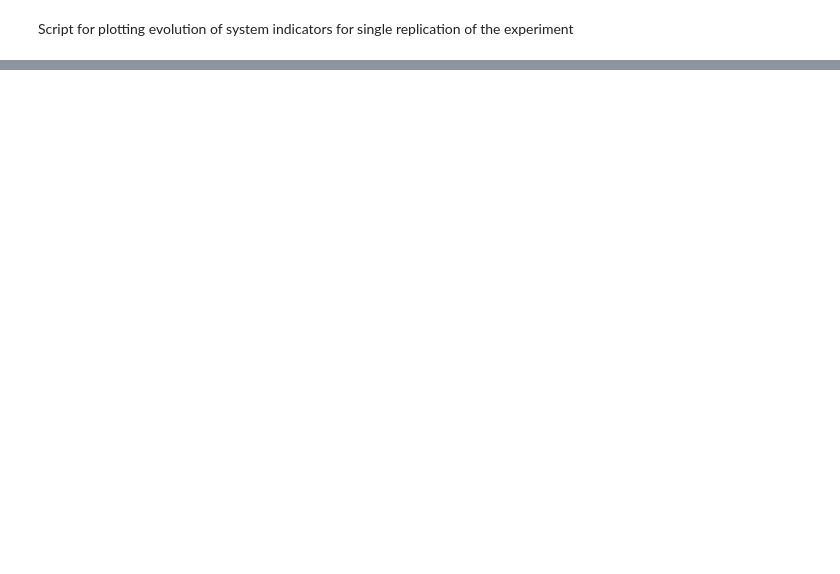
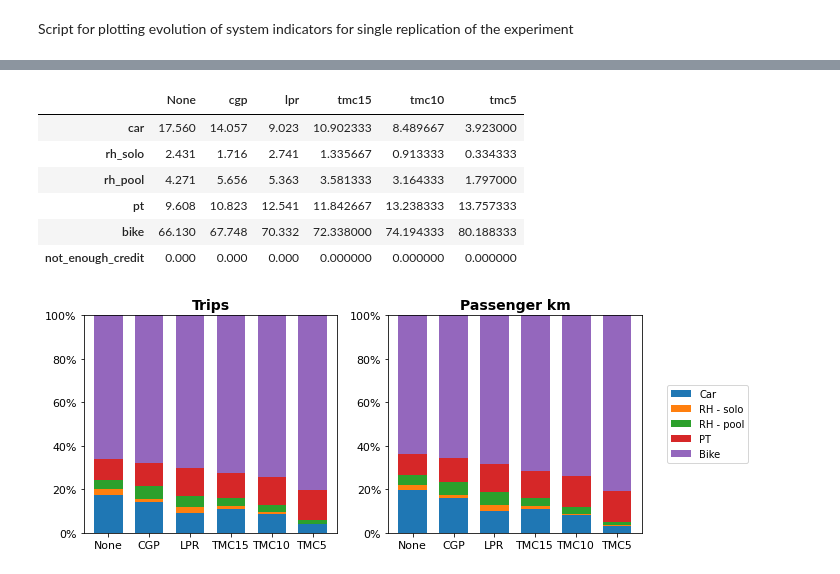
Before and after one commit to Arjan-de-R/FleetMaaS, a Jupyter notebook: evaluation/studies/tmc_dit4tram/evo_analysis.ipynb, the cells around one changed output, grey strips where cells are left out. Saved outputs shown, nothing was run; the diff lists cells and outputs as text; code cells hidden in the pictures; blank space fills up the shorter version.

```diff
--- a/evaluation/studies/tmc_dit4tram/evo_analysis.ipynb
+++ b/evaluation/studies/tmc_dit4tram/evo_analysis.ipynb
@@ -105,0 +178,48 @@ params
+# %%
+fig, axes = plt.subplots(nrows=1, ncols=2, figsize=(10, 4))
+
+### Determine average indicators for TMC scenario - market share in trips
+modal_split_trips = pd.DataFrame()
+for scheme in dem_mgmt_schemes:
+    if not scheme.startswith('tmc'):
+        modal_split_trips[scheme] = evo_df[scheme][['car','rh_solo','rh_pool', 'pt', 'bike','not_enough_credit']].tail(n_days_eql).sum().div(params[scheme]['nP']*n_days_eql).mul(100)
+    else:
+        modal_split_trips[scheme] = evo_df[scheme][['car','rh_solo','rh_pool', 'pt', 'bike','not_enough_credit']].sum().div(params[scheme]['nP']*params[scheme]['tmc']['duration']).mul(100)
+modal_split_trips.T.plot.bar(stacked=True, rot=0, ax=axes[0], width=0.7)
+axes[0].get_legend().remove()
+axes[0].set_xticklabels(dem_mgmt_labels)
+axes[0].set_title('Trips', fontweight='bold', fontsize=14)
+axes[0].set_ylim(0,100)
+axes[0].yaxis.set_major_formatter(mtick.PercentFormatter())
+modal_split_trips
+
+### Determine average indicators for TMC scenario - market share in pax km
+modal_split_paxkm = pd.DataFrame()
+for scheme in dem_mgmt_schemes:
+    df = evo_df[scheme][['paxkm_car','paxkm_solo','paxkm_pool','paxkm_pt', 'paxkm_bike']]
+    if not scheme.startswith('tmc'):
+        modal_split_paxkm[scheme] = df.tail(n_days_eql).sum(axis=0).div(df.tail(n_days_eql).sum().sum()).mul(100)
+    else:
+        modal_split_paxkm[scheme] = df.sum(axis=0).div(df.sum().sum()).mul(100)
+modal_split_paxkm.T.plot.bar(stacked=True, ax=axes[1], width=0.7, rot=0)
+axes[1].set_xticklabels(dem_mgmt_labels)
+axes[1].legend(labels=mode_labels, bbox_to_anchor=(1.1, 0.5), loc="center left", borderaxespad=0)
+axes[1].set_title('Passenger km', fontweight='bold', fontsize = 14)
+axes[1].set_ylim(0,100)
+axes[1].yaxis.set_major_formatter(mtick.PercentFormatter())
+modal_split_paxkm
+
+for a in axes.flatten():
+    a.tick_params(axis='both', which='major', labelsize=11)
+plt.savefig(os.path.join(path,'market-shares.png'), facecolor='w')
+
+modal_split_trips
+# %% [output]
+|  | None | cgp | lpr | tmc15 | tmc10 | tmc5 |
+| car | 17.560 | 14.057 | 9.023 | 10.902333 | 8.489667 | 3.923000 |
+| rh_solo | 2.431 | 1.716 | 2.741 | 1.335667 | 0.913333 | 0.334333 |
+| rh_pool | 4.271 | 5.656 | 5.363 | 3.581333 | 3.164333 | 1.797000 |
+| pt | 9.608 | 10.823 | 12.541 | 11.842667 | 13.238333 | 13.757333 |
+| bike | 66.130 | 67.748 | 70.332 | 72.338000 | 74.194333 | 80.188333 |
+| not_enough_credit | 0.000 | 0.000 | 0.000 | 0.000000 | 0.000000 | 0.000000 |
+[figure, added]
```
Also changed, not shown: parts of 26 cells of this notebook.
